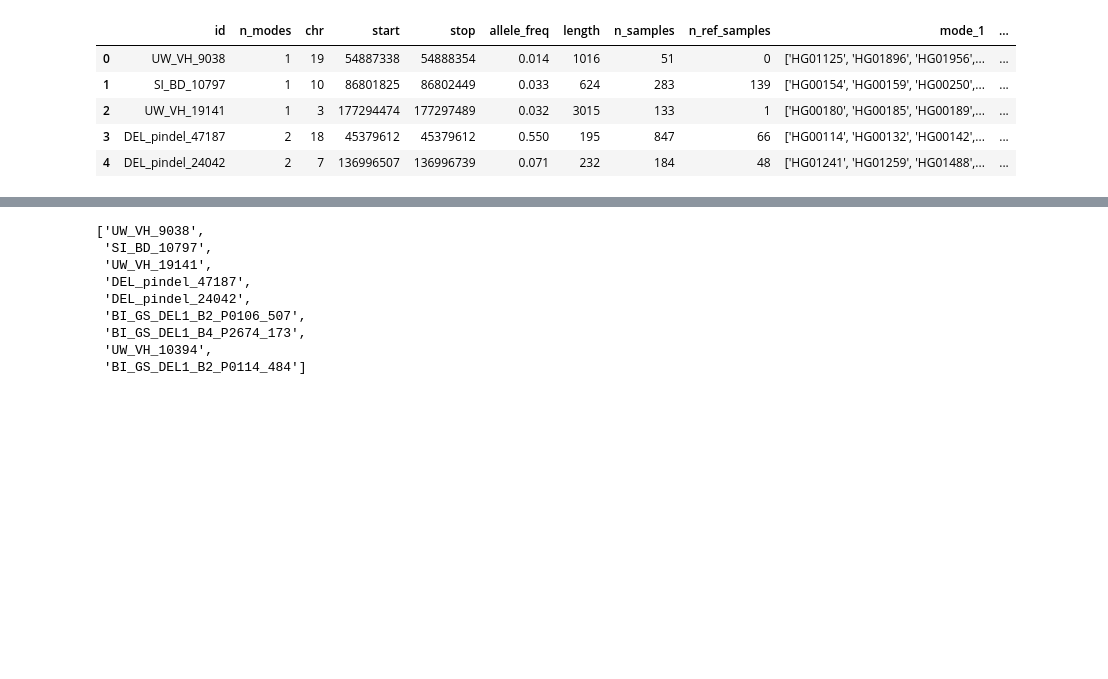
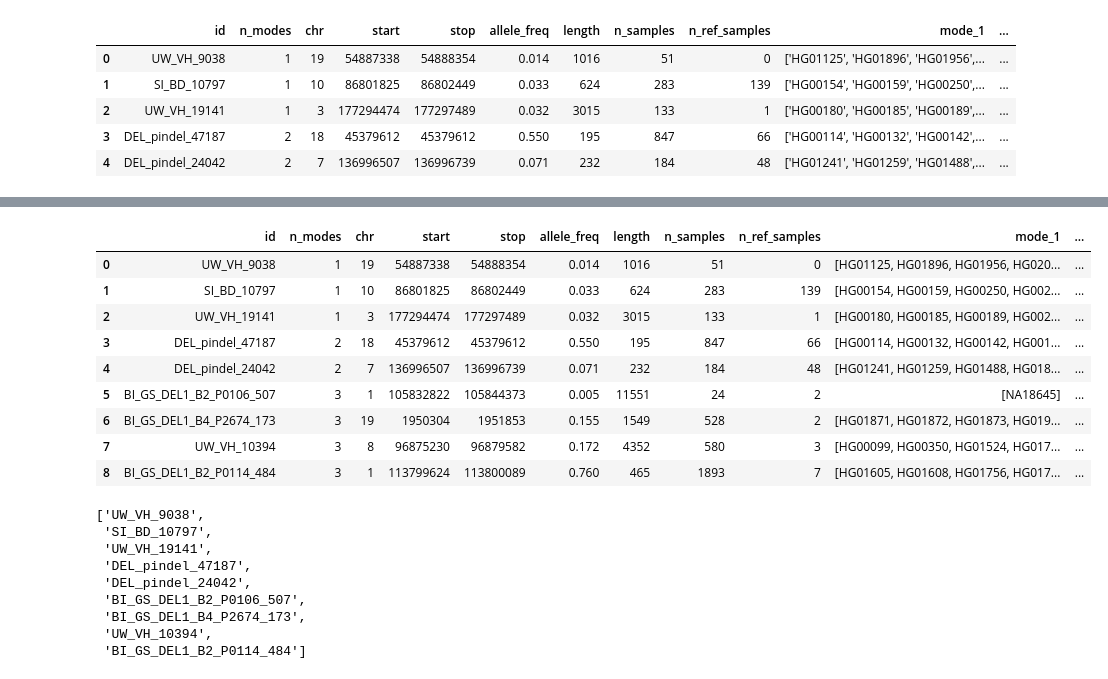
Before and after one commit to jakekrol/sv-gmm, a Jupyter notebook: python/samplot.ipynb, the cells around one changed output, grey strips where cells are left out. Drawn from its saved outputs; the diff is of its cells as text; code cells hidden in the pictures; blank space fills up the shorter version.

```diff
--- a/python/samplot.ipynb
+++ b/python/samplot.ipynb
@@ -32,3 +42,9 @@ df.head()
 | 2 | UW_VH_19141 | 1 | 3 | 177294474 | 177297489 | 0.032 | 3015 | 133 | 1 | ['HG00180', 'HG00185', 'HG00189',... | ... |
 | 3 | DEL_pindel_47187 | 2 | 18 | 45379612 | 45379612 | 0.550 | 195 | 847 | 66 | ['HG00114', 'HG00132', 'HG00142',... | ... |
 | 4 | DEL_pindel_24042 | 2 | 7 | 136996507 | 136996739 | 0.071 | 232 | 184 | 48 | ['HG01241', 'HG01259', 'HG01488',... | ... |
+# %%
+# mode columns were parsed as strings, not lists
+df['mode_1'] = df['mode_1'].apply(lambda x: ast.literal_eval(x) if pd.notnull(x) else x)
+df['mode_2'] = df['mode_2'].apply(lambda x: ast.literal_eval(x) if pd.notnull(x) else x)
+df['mode_3'] = df['mode_3'].apply(lambda x: ast.literal_eval(x) if pd.notnull(x) else x)
+df.head()
@@ -35,3 +58,19 @@ df.head()
+# %%
+# pad start and end for region queries (start=start-length, stop=stop+length)
+df['p_start'] = df.apply(lambda row: row['start'] - row['length'],axis=1)
+df['p_stop'] = df.apply(lambda row: row['stop'] + row['length'],axis=1)
+df
+# %% [output]
+|  | id | n_modes | chr | start | stop | allele_freq | length | n_samples | n_ref_samples | mode_1 | ... |
+| 0 | UW_VH_9038 | 1 | 19 | 54887338 | 54888354 | 0.014 | 1016 | 51 | 0 | [HG01125, HG01896, HG01956, HG020... | ... |
+| 1 | SI_BD_10797 | 1 | 10 | 86801825 | 86802449 | 0.033 | 624 | 283 | 139 | [HG00154, HG00159, HG00250, HG002... | ... |
+| 2 | UW_VH_19141 | 1 | 3 | 177294474 | 177297489 | 0.032 | 3015 | 133 | 1 | [HG00180, HG00185, HG00189, HG002... | ... |
+| 3 | DEL_pindel_47187 | 2 | 18 | 45379612 | 45379612 | 0.550 | 195 | 847 | 66 | [HG00114, HG00132, HG00142, HG001... | ... |
+| 4 | DEL_pindel_24042 | 2 | 7 | 136996507 | 136996739 | 0.071 | 232 | 184 | 48 | [HG01241, HG01259, HG01488, HG018... | ... |
+| 5 | BI_GS_DEL1_B2_P0106_507 | 3 | 1 | 105832822 | 105844373 | 0.005 | 11551 | 24 | 2 | [NA18645] | ... |
+| 6 | BI_GS_DEL1_B4_P2674_173 | 3 | 19 | 1950304 | 1951853 | 0.155 | 1549 | 528 | 2 | [HG01871, HG01872, HG01873, HG019... | ... |
+| 7 | UW_VH_10394 | 3 | 8 | 96875230 | 96879582 | 0.172 | 4352 | 580 | 3 | [HG00099, HG00350, HG01524, HG017... | ... |
+| 8 | BI_GS_DEL1_B2_P0114_484 | 3 | 1 | 113799624 | 113800089 | 0.760 | 465 | 1893 | 7 | [HG01605, HG01608, HG01756, HG017... | ... |
 # %%
 variants=df.id.tolist()
 variants
```
Also changed, not shown: parts of 19 cells of this notebook.
